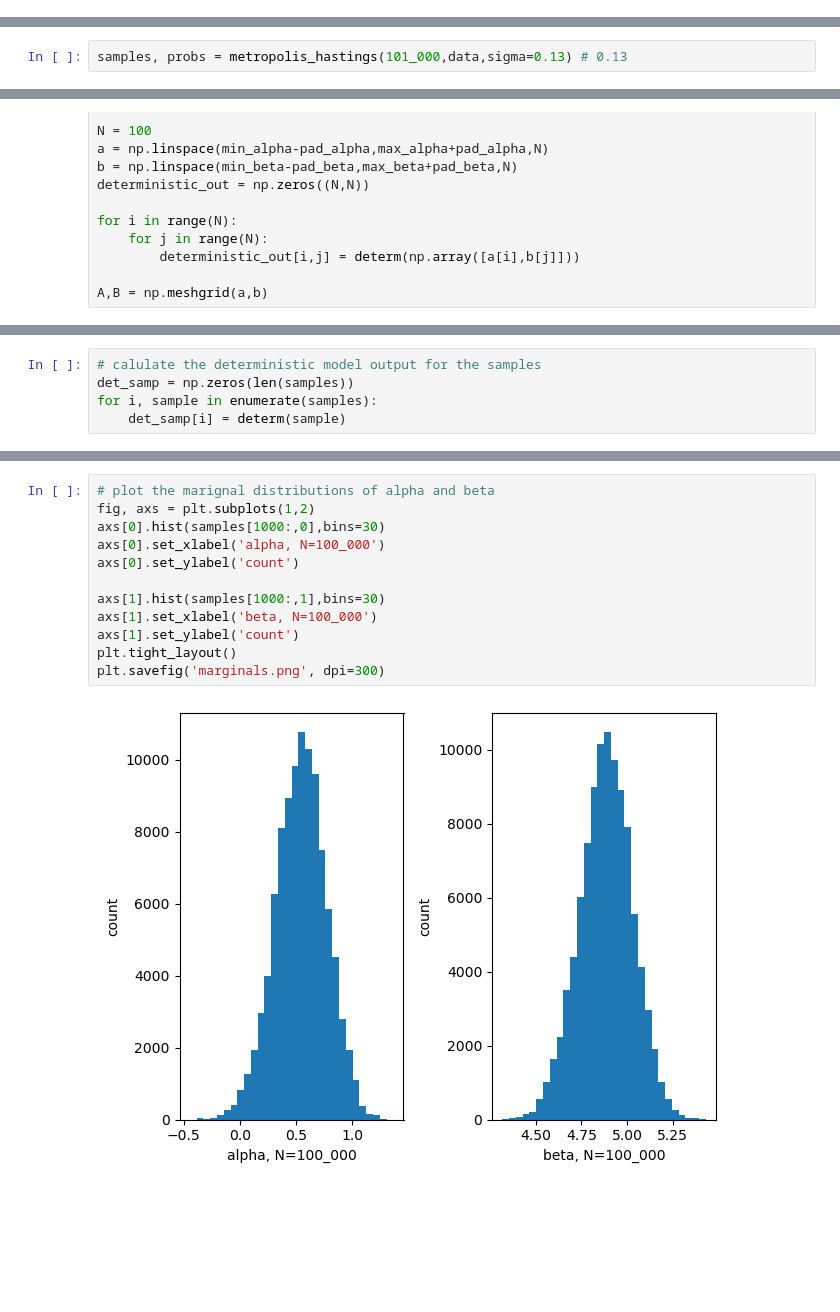
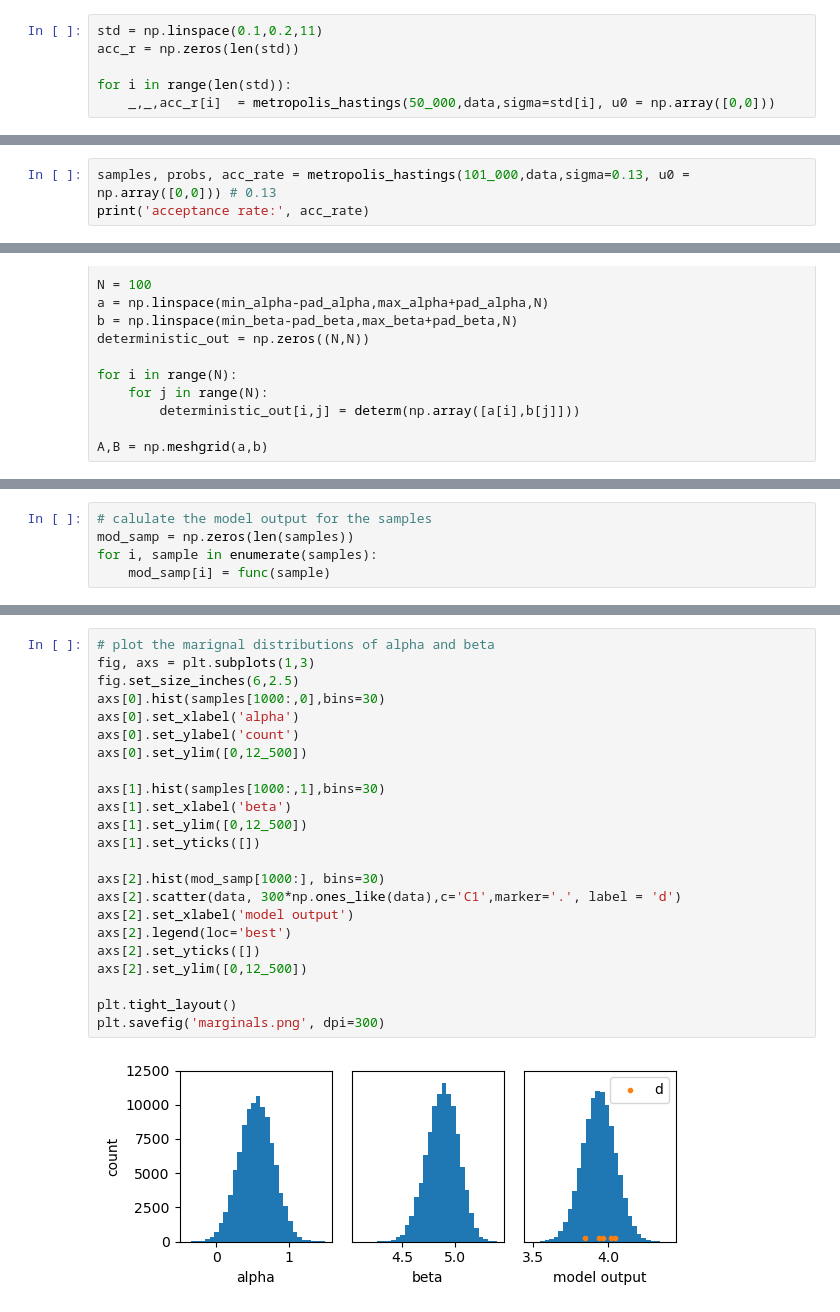
Before and after one commit to NiklasSchaaf/UQ_2023, a Jupyter notebook: homework_9/hw9_nik.ipynb, the cells around one changed output, grey strips where cells are left out. Cells and saved outputs as stored; diff of their text form; blank space fills up the shorter version.

```diff
--- a/homework_9/hw9_nik.ipynb
+++ b/homework_9/hw9_nik.ipynb
@@ -143,0 +143,6 @@ data = [4.02, 3.97, 4.05, 3.85, 3.94]
+# %%
+std = np.linspace(0.1,0.2,11)
+acc_r = np.zeros(len(std))
+
+for i in range(len(std)):
+    _,_,acc_r[i]  = metropolis_hastings(50_000,data,sigma=std[i], u0 = np.array([0,0]))
@@ -144,3 +160,4 @@ data = [4.02, 3.97, 4.05, 3.85, 3.94]
 # %%
-samples, probs = metropolis_hastings(101_000,data,sigma=0.13) # 0.13
+samples, probs, acc_rate = metropolis_hastings(101_000,data,sigma=0.13, u0 = np.array([0,0])) # 0.13
+print('acceptance rate:', acc_rate)
 # %% [output]
@@ -203,5 +209,5 @@ plt.savefig('convergence.png', dpi=300)
 # %%
-# calulate the deterministic model output for the samples
-det_samp = np.zeros(len(samples))
+# calulate the model output for the samples
+mod_samp = np.zeros(len(samples))
 for i, sample in enumerate(samples):
-    det_samp[i] = determ(sample)
+    mod_samp[i] = func(sample)
@@ -218,17 +214,28 @@ plt.savefig('data_vs_sampled_model.png', dpi=300)
 # %%
 # plot the marignal distributions of alpha and beta
-fig, axs = plt.subplots(1,2)
+fig, axs = plt.subplots(1,3)
+fig.set_size_inches(6,2.5)
 axs[0].hist(samples[1000:,0],bins=30)
-axs[0].set_xlabel('alpha, N=100_000')
+axs[0].set_xlabel('alpha')
 axs[0].set_ylabel('count')
+axs[0].set_ylim([0,12_500])
 
 axs[1].hist(samples[1000:,1],bins=30)
-axs[1].set_xlabel('beta, N=100_000')
-axs[1].set_ylabel('count')
+axs[1].set_xlabel('beta')
+axs[1].set_ylim([0,12_500])
+axs[1].set_yticks([])
+
+axs[2].hist(mod_samp[1000:], bins=30)
+axs[2].scatter(data, 300*np.ones_like(data),c='C1',marker='.', label = 'd')
+axs[2].set_xlabel('model output')
+axs[2].legend(loc='best')
+axs[2].set_yticks([])
+axs[2].set_ylim([0,12_500])
+
 plt.tight_layout()
 plt.savefig('marginals.png', dpi=300)
 # %% [output]
-[figure, old version]
+[figure, new version]
 # %%
 # covariance matrix for alpha and beta
 np.cov(samples[1000:].T)
```
Also changed, not shown: parts of 9 cells of this notebook, 8 other files.
